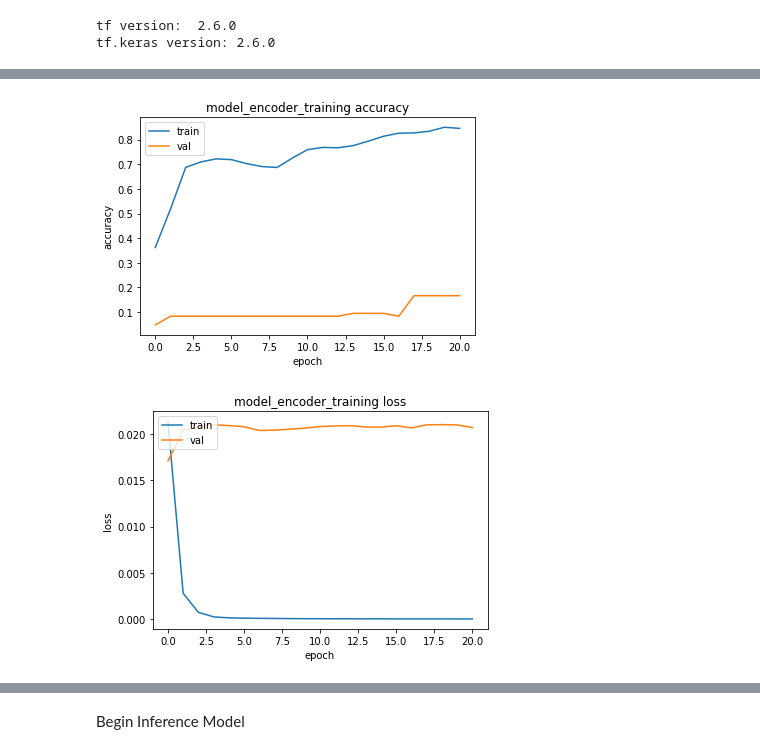
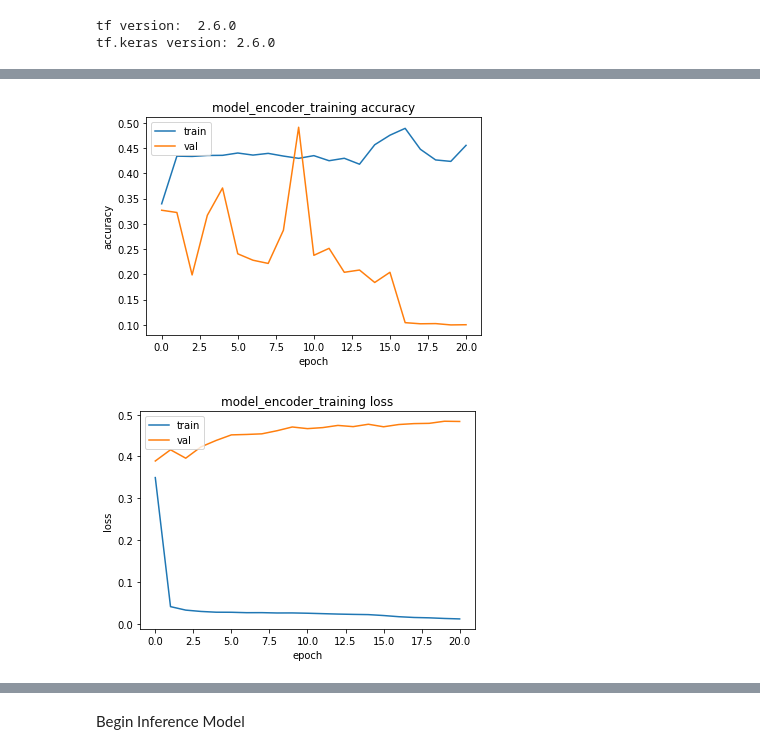
Before and after one commit to Crayfi/Datasets, a Jupyter notebook: Current_Multivariate_Encoder_Decoder.ipynb, the cells around one changed output, grey strips where cells are left out. Saved outputs shown, nothing was run; the diff lists cells and outputs as text; code cells hidden in the pictures.

Commit message:
Working updated model

```diff
--- a/Current_Multivariate_Encoder_Decoder.ipynb
+++ b/Current_Multivariate_Encoder_Decoder.ipynb
@@ -311,9 +333,9 @@ time: 6.45 ms (started: 2021-10-19 22:52:58 +00:00)
 # %%
 # define the model
-encoder_inputs= Input(shape=(stepsBack+1, len(X_train[0][0])), name='encoder_inputs')
+encoder_inputs= Input(shape=(stepsBack, len(X_train[0][0])), name='encoder_inputs')
 #mask = np.zeros((stepsBack+1))
 #mask[0] = 1
-masking = tf.keras.layers.Masking(mask_value= [1,0,0,0,0,0,0,0,0,0,0,0,0])
+masking = tf.keras.layers.Masking(mask_value= [0,0,0,0,0,0,0,0,0,0,0,0])
 encoder_inputs_masked = masking(encoder_inputs)
 
 
@@ -326,7 +348,7 @@ LSTM_outputs, state_h, state_c = encoder_lstm2(LSTM_outputs)
 # We discard `LSTM_outputs` and only keep the other states.
 encoder_states = [state_h, state_c]
 
-decoder_inputs = Input(shape=(stepsBack+2, stepsBack+1), name='decoder_inputs')
+decoder_inputs = Input(shape=(stepsBack, stepsBack), name='decoder_inputs')
 
 decoder_lstm1 = LSTM(LSTMoutputDimension, return_sequences=True, return_state=True, name='decoder_lstm1')
 
@@ -340,7 +362,7 @@ decoder_outputs, _, _ = decoder_lstm2(decoder1_outputs)
 #for prediction of the next output
 #Dense layer will output one-hot encoded representation as we did for input
 #Therefore, we will use input_dimension number of neurons
-decoder_dense = TimeDistributed(Dense(stepsBack+1, activation='LeakyReLU', name='decoder_dense'))
+decoder_dense = TimeDistributed(Dense(stepsBack, activation='LeakyReLU', name='decoder_dense'))
 decoder_outputs = decoder_dense(decoder_outputs)
 
 # put together
@@ -387,0 +410,14 @@ time: 2.76 s (started: 2021-10-19 23:01:58 +00:00)
+# %%
+def my_rmse(y_true, y_pred):
+    error = 0
+    for i in range(stepsForward):
+      #difference between true label and predicted label
+      error += y_true[i]-y_pred[i]
+    #square of the error
+    sqr_error = K.square(error)
+    #mean of the square of the error
+    mean_sqr_error = K.mean(sqr_error)
+    #square root of the mean of the square of the error
+    sqrt_mean_sqr_error = K.sqrt(mean_sqr_error)
+    #return the error
+    return sqrt_mean_sqr_error
@@ -388,5 +426,5 @@ time: 2.76 s (started: 2021-10-19 23:01:58 +00:00)
 # %%
-model_encoder_training.compile(optimizer='adam', loss=tf.keras.losses.Huber(),
+model_encoder_training.compile(optimizer='adam', loss=my_rmse,
                                metrics=['accuracy'])
 model_encoder_training.summary()
 plot_model(model_encoder_training, show_shapes=True)
@@ -470,7 +508,7 @@ time: 63 ms (started: 2021-10-19 23:02:13 +00:00)
 # %%
 train_test(model_encoder_training, [X_train, y_train_decode], y_train_padded ,
            [X_test, y_test_decode],
-           y_test_padded, epochs=50, batch_size=3, patience=3,verbose=2)
+           y_test_padded, epochs=50, batch_size=10, patience=3,verbose=2)
 # %% [output]
 training for  50  epochs begins with EarlyStopping(monitor= val_accuracy, patience= 3 )....
 Epoch 1/50
@@ -492,3 +530,3 @@ Train: 84.639, Test: 16.667
-[figure, old version]
+[figure, new version]
-[figure, old version]
+[figure, new version]
 10 examples from test data...
```
Also changed, not shown: parts of 29 cells of this notebook.
